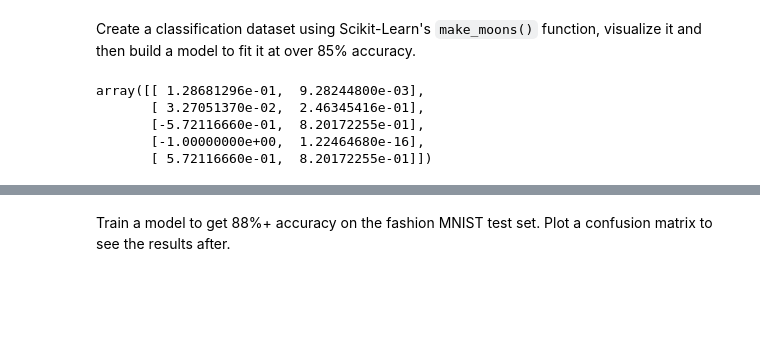
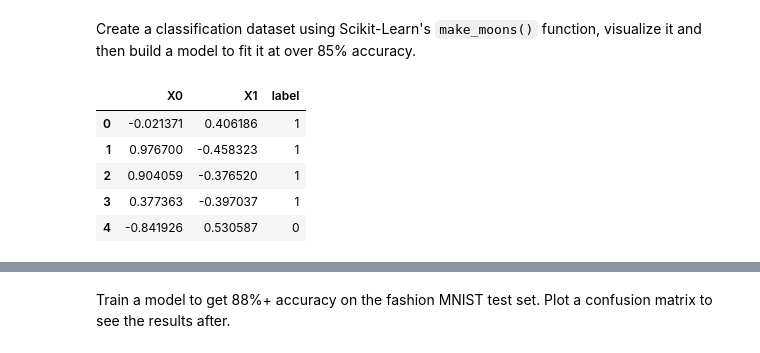
Before and after one commit to 21Ovi/TensorFlow_, a Jupyter notebook: Neural_network_classification_with_TensorFlow_Exercises.ipynb, the cells around one changed output, grey strips where cells are left out. Drawn from its saved outputs; the diff is of its cells as text; code cells hidden in the pictures; blank space fills up the shorter version.

```diff
--- a/Neural_network_classification_with_TensorFlow_Exercises.ipynb
+++ b/Neural_network_classification_with_TensorFlow_Exercises.ipynb
@@ -15,11 +22,12 @@ from sklearn.datasets import make_moons
 # %% [markdown]
 Create a classification dataset using Scikit-Learn's `make_moons()` function, visualize it and then build a model to fit it at over 85% accuracy.
-# %%
-data = make_moons()
-data[0][:5]
-# %% [output]
-array([[ 1.28681296e-01,  9.28244800e-03],
-       [ 3.27051370e-02,  2.46345416e-01],
-       [-5.72116660e-01,  8.20172255e-01],
-       [-1.00000000e+00,  1.22464680e-16],
-       [ 5.72116660e-01,  8.20172255e-01]])
+# %%
+data = pd.DataFrame({"X0":features[:, 0], "X1":features[:, 1], "label":labels})
+data.head()
+# %% [output]
+|  | X0 | X1 | label |
+| 0 | -0.021371 | 0.406186 | 1 |
+| 1 | 0.976700 | -0.458323 | 1 |
+| 2 | 0.904059 | -0.376520 | 1 |
+| 3 | 0.377363 | -0.397037 | 1 |
+| 4 | -0.841926 | 0.530587 | 0 |
```
Also changed, not shown: parts of 5 cells of this notebook.
